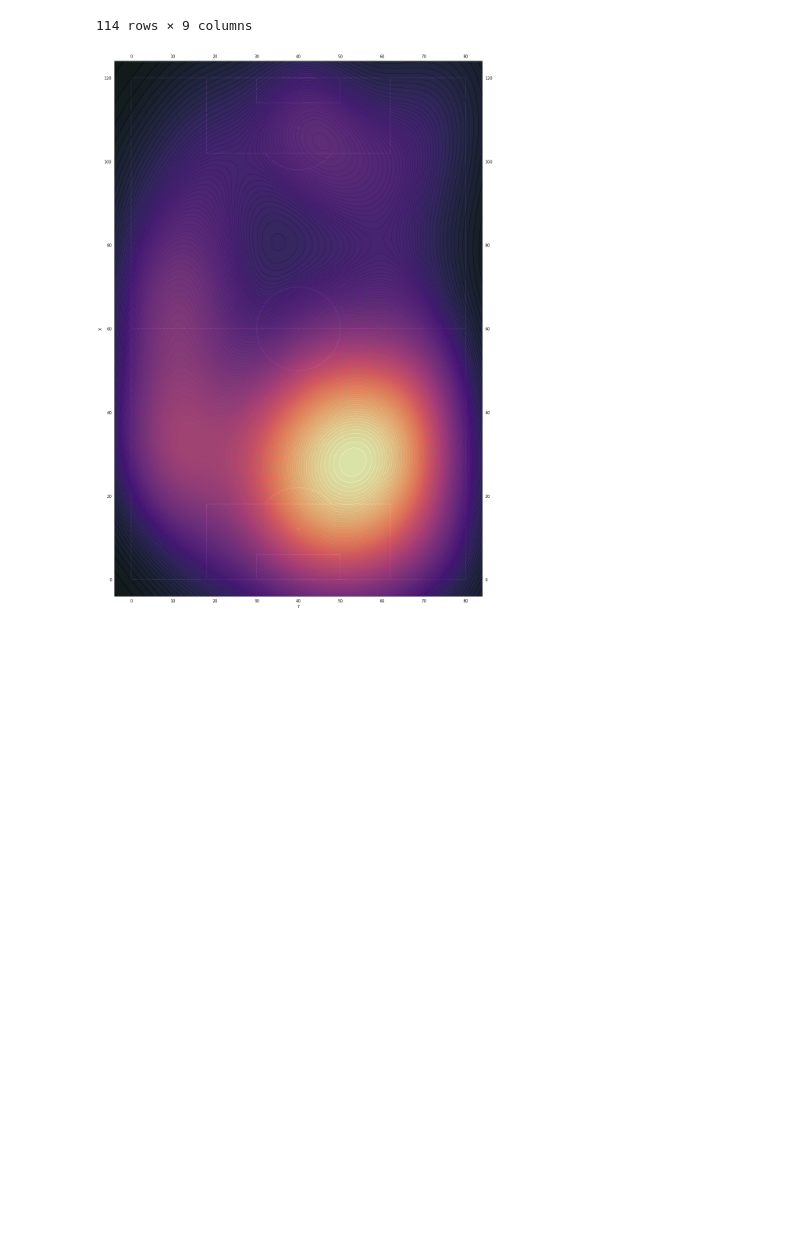
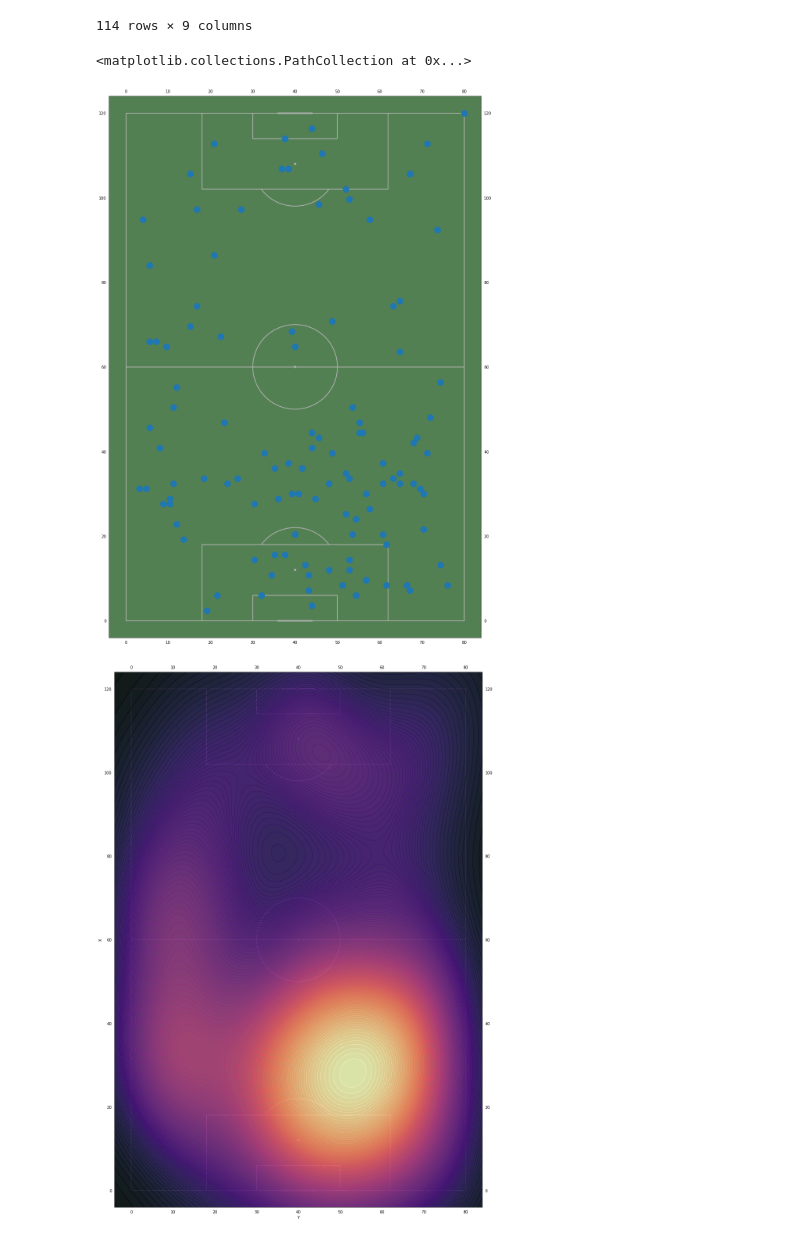
Before and after one commit to GookGai/Football_Thaileague_Analysis, a Jupyter notebook: EX/OtherBasic/heatmap.ipynb, the cells around one changed output. Saved outputs shown, nothing was run; the diff lists cells and outputs as text; code cells hidden in the pictures; blank space fills up the shorter version.

```diff
--- a/EX/OtherBasic/heatmap.ipynb
+++ b/EX/OtherBasic/heatmap.ipynb
@@ -42,6 +42,14 @@ data
 | 112 | Home | pedro | ShotBlockRight | 42 | 1 | 97.2 | 27.2 | - | - |
 | 113 | Home | suphanan | ShotOffTargetRight | 42 | 1 | 106.8 | 36.8 | - | - |
 114 rows × 9 columns
+# %%
+pitch = VerticalPitch(pitch_length=100, pitch_width=100,
+              axis=True, label=True,pitch_color = '#538053')
+fig,ax =pitch.draw(figsize =(40,20))
+plt.scatter(data['Y'],data['X'],s = 250)
+# %% [output]
+<matplotlib.collections.PathCollection at 0x...>
+[figure, added]
 # %%
 clm = LinearSegmentedColormap.from_list('clm',['#f9bec7','#a4133c'],N=100)
 # %%
```
